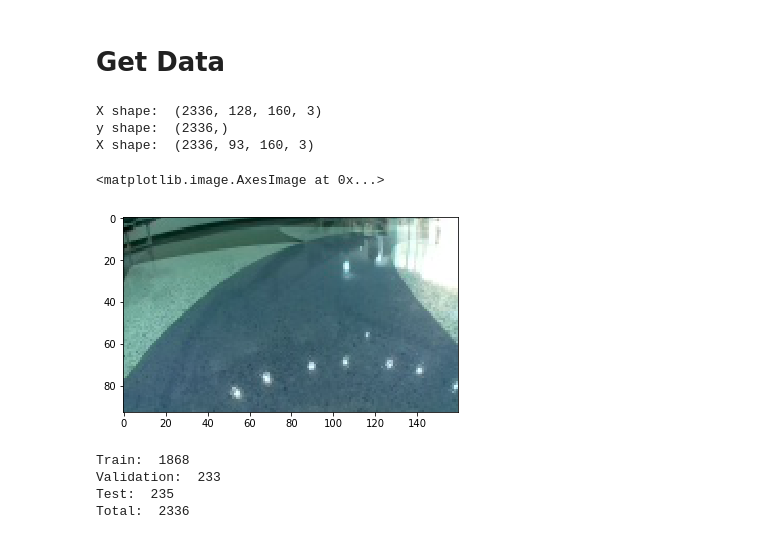
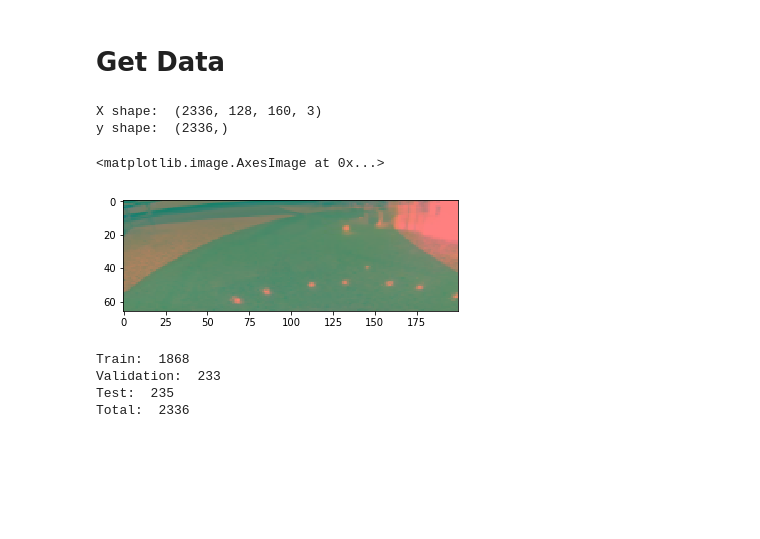
Before and after one commit to JohnFodero/sdc_surfer, a Jupyter notebook: train_nb_Udacity.ipynb, the cells around one changed output. Saved outputs shown, nothing was run; the diff lists cells and outputs as text; code cells hidden in the pictures; blank space fills up the shorter version.

```diff
--- a/train_nb_Udacity.ipynb
+++ b/train_nb_Udacity.ipynb
@@ -16,18 +20,16 @@ from matplotlib.pyplot import imshow, imread
 # %%
 raw_X, raw_y = import_data('../inloop')
 print('X shape: ', raw_X.shape)
 print('y shape: ', raw_y.shape)
 
-# crop out the horizon
-raw_X = raw_X[:,35:,:,:]
-print('X shape: ', raw_X.shape)
+raw_X = np.array([process_image(item) for item in raw_X])
+raw_X = normalize(raw_X)
 imshow(raw_X[0])
 # %% [output]
 X shape:  (2336, 128, 160, 3)
 y shape:  (2336,)
-X shape:  (2336, 93, 160, 3)
 <matplotlib.image.AxesImage at 0x...>
-[figure, old version]
+[figure, new version]
 # %%
 shuffled_X, shuffled_y = shuffle_data(raw_X, raw_y)
 # %%
```
Also changed, not shown: parts of 8 cells of this notebook, 5 other files.
